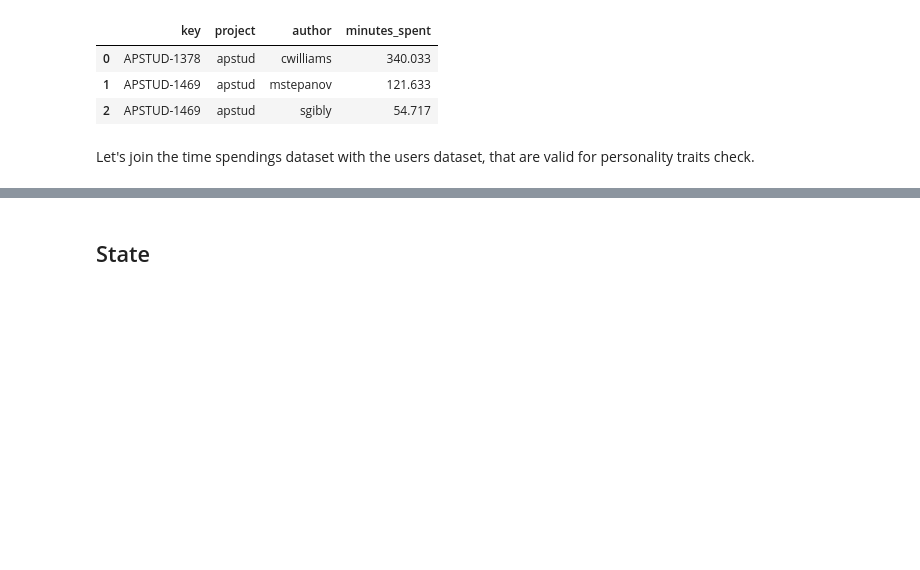
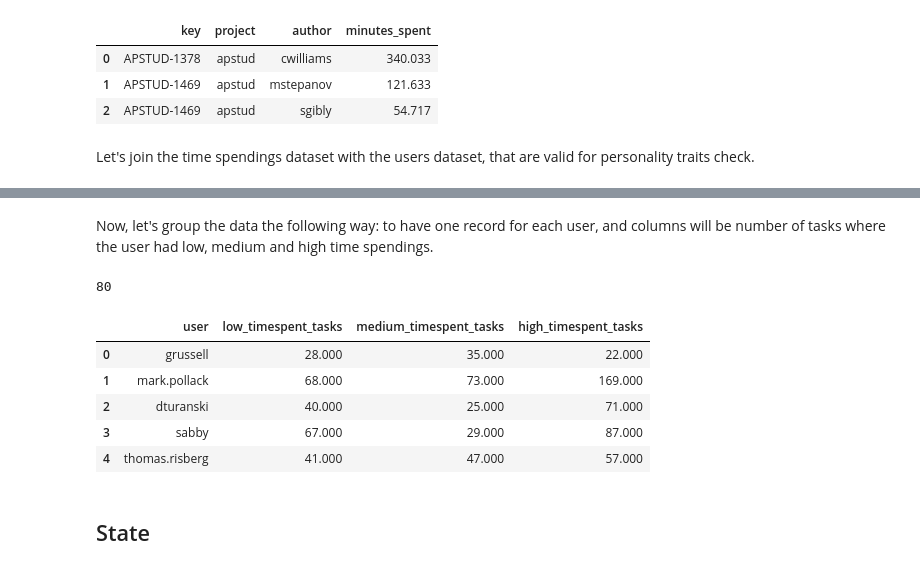
Before and after one commit to gogoladzetedo/Personalities_In_Agile, a Jupyter notebook: Analysis.ipynb, the cells around one changed output, grey strips where cells are left out. Drawn from its saved outputs; the diff is of its cells as text; code cells hidden in the pictures; blank space fills up the shorter version.

```diff
--- a/Analysis.ipynb
+++ b/Analysis.ipynb
@@ -933,3 +969,49 @@ print(user_personalities.shape[0], user_key_timespent.shape[0])
+# %% [markdown]
+Now, let's group the data the following way: to have one record for each user, and columns will be number of tasks where the user had low, medium and high time spendings.
+# %%
+import pandasql as ps
+
+q1 = """
+Select U.user, low_timespent_tasks, medium_timespent_tasks, high_timespent_tasks
+From
+    (
+    Select distinct user
+    From valid_users_times
+    ) AS U
+    Left Join
+    (
+    SELECT user, count(*) AS low_timespent_tasks
+    FROM valid_users_times AS F
+    WHERE time_spending_category = 'low'
+    Group By user
+    ) AS Low ON U.user = Low.user
+    Left Join
+    (
+    SELECT user, count(*) AS medium_timespent_tasks
+    FROM valid_users_times AS F
+    WHERE time_spending_category = 'medium'
+    Group By user
+    ) AS medium on U.user = medium.user
+    Left Join
+    (
+    SELECT user, count(*) AS high_timespent_tasks
+    FROM valid_users_times AS F
+    WHERE time_spending_category = 'high'
+    Group By user
+    ) AS high ON U.user = high.user
+"""
+
+valid_user_time_cat = ps.sqldf(q1, locals())
+print(valid_user_time_cat.shape[0])
+valid_user_time_cat.head()
+# %% [output]
+80
+|  | user | low_timespent_tasks | medium_timespent_tasks | high_timespent_tasks |
+| 0 | grussell | 28.000 | 35.000 | 22.000 |
+| 1 | mark.pollack | 68.000 | 73.000 | 169.000 |
+| 2 | dturanski | 40.000 | 25.000 | 71.000 |
+| 3 | sabby | 67.000 | 29.000 | 87.000 |
+| 4 | thomas.risberg | 41.000 | 47.000 | 57.000 |
 # %% [markdown]
 <h2> State </h2>
 # %% [markdown]
```
Also changed, not shown: parts of 11 cells of this notebook.
